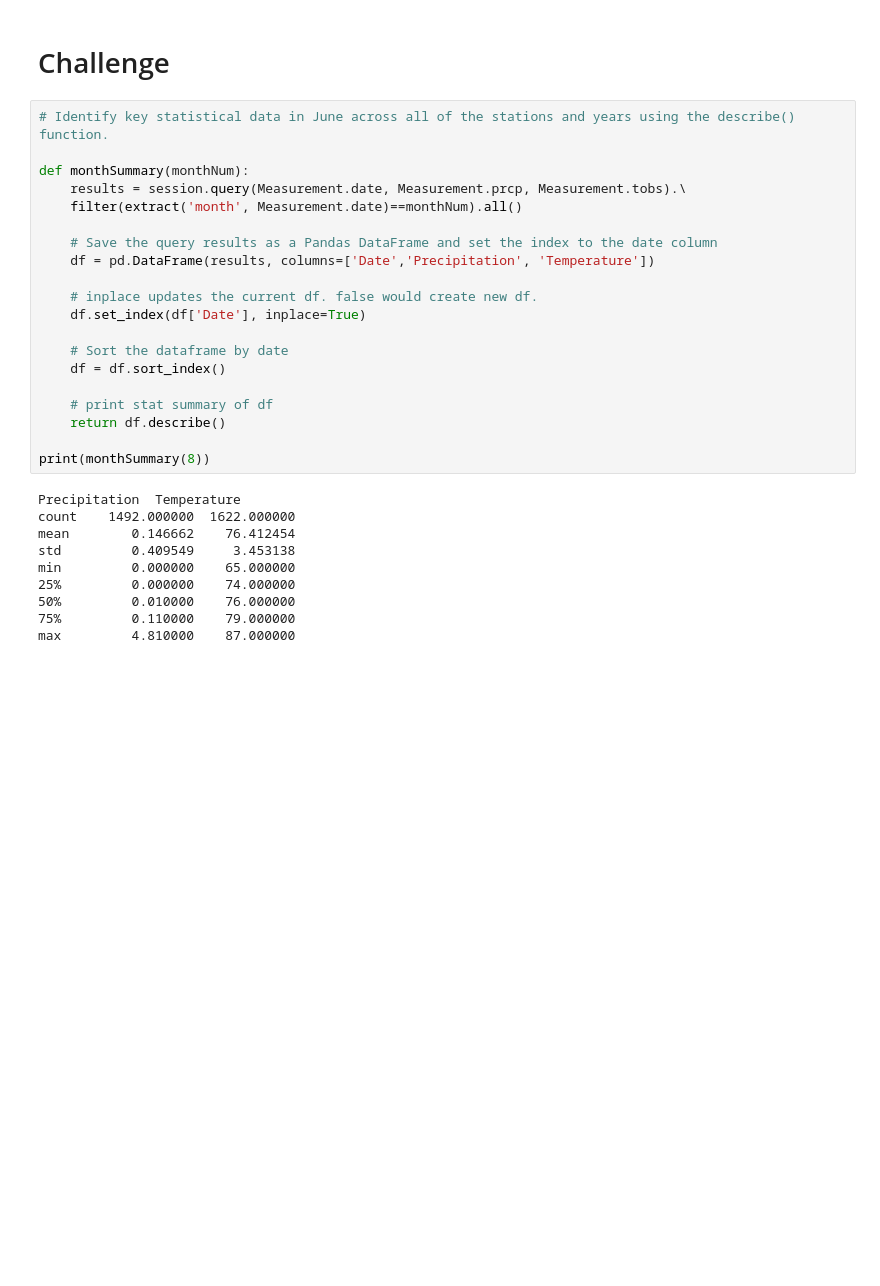
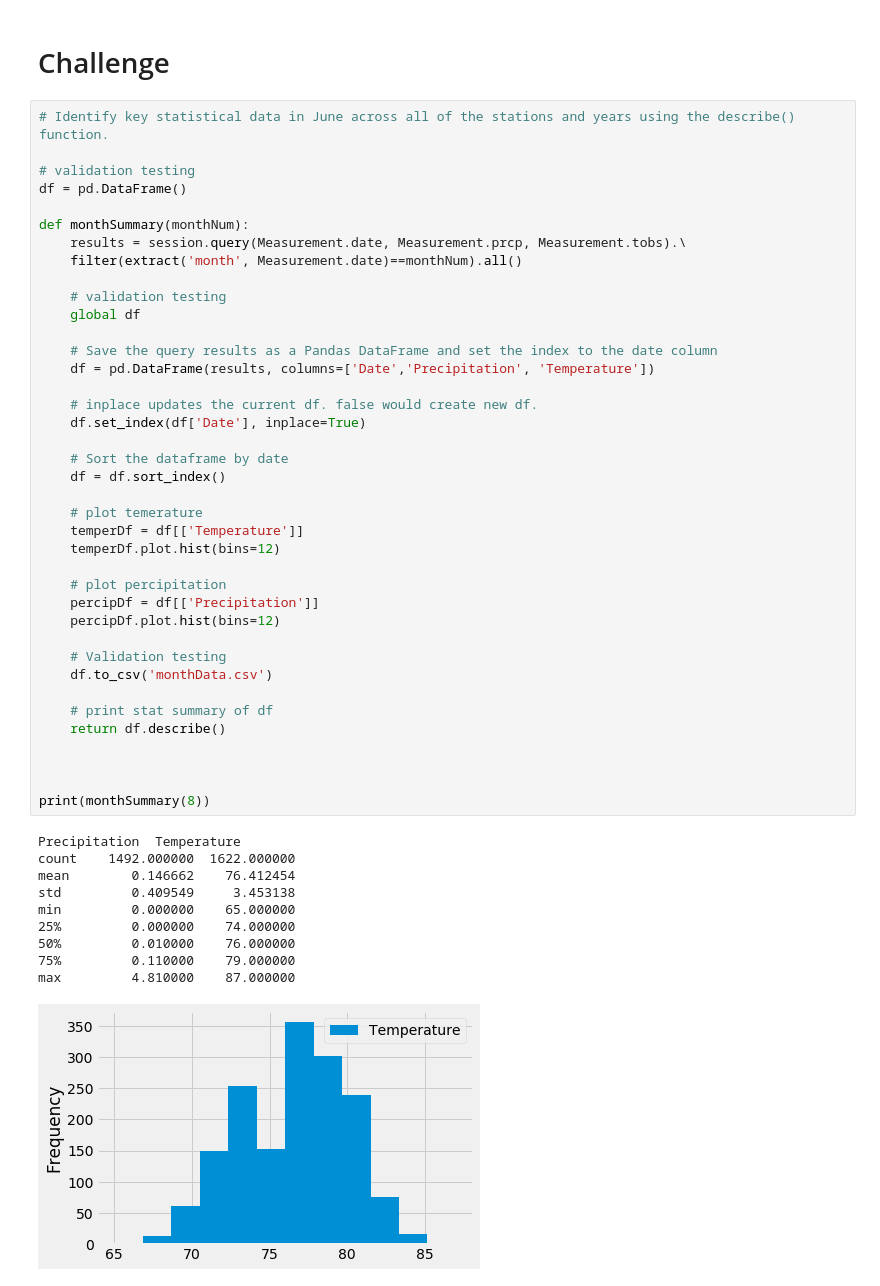
Before and after one commit to Calistic/Weather-Pattern-Analysis, a Jupyter notebook: climate_analysis.ipynb, the cells around one changed output. Cells and saved outputs as stored; diff of their text form; blank space fills up the shorter version.

Commit message:
challenge validation

```diff
--- a/climate_analysis.ipynb
+++ b/climate_analysis.ipynb
@@ -142,31 +142,51 @@ calc_temps('2017-06-01','2017-06-30')
 # Challenge
 # %%
 # Identify key statistical data in June across all of the stations and years using the describe() function.
+
+# validation testing
+df = pd.DataFrame()
 
 def monthSummary(monthNum):
     results = session.query(Measurement.date, Measurement.prcp, Measurement.tobs).\
     filter(extract('month', Measurement.date)==monthNum).all()
+
+    # validation testing
+    global df
 
     # Save the query results as a Pandas DataFrame and set the index to the date column
     df = pd.DataFrame(results, columns=['Date','Precipitation', 'Temperature'])
 
     # inplace updates the current df. false would create new df.
     df.set_index(df['Date'], inplace=True)
 
     # Sort the dataframe by date
     df = df.sort_index()
 
+    # plot temerature
+    temperDf = df[['Temperature']]
+    temperDf.plot.hist(bins=12)
+
+    # plot percipitation
+    percipDf = df[['Precipitation']]
+    percipDf.plot.hist(bins=12)
+
+    # Validation testing
+    df.to_csv('monthData.csv')
+
     # print stat summary of df
     return df.describe()
 
+
+
 print(monthSummary(8))
 # %% [output]
 Precipitation  Temperature
 count    1492.000000  1622.000000
 mean        0.146662    76.412454
 std         0.409549     3.453138
 min         0.000000    65.000000
 25%         0.000000    74.000000
 50%         0.010000    76.000000
 75%         0.110000    79.000000
 max         4.810000    87.000000
+[figure, added]
```
Also changed, not shown: parts of 2 cells of this notebook, 1 other file.
